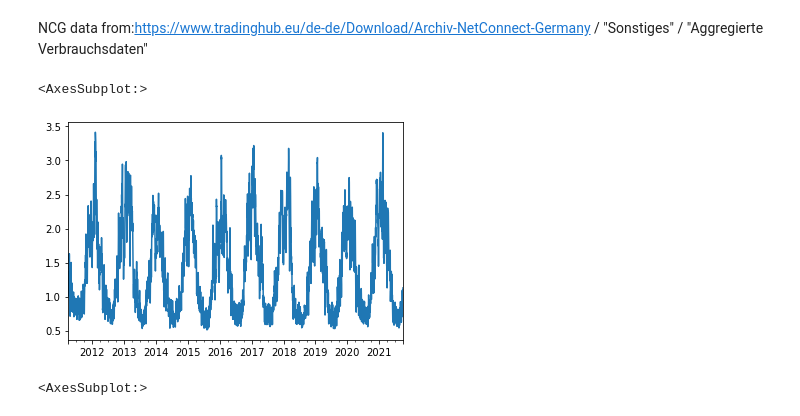
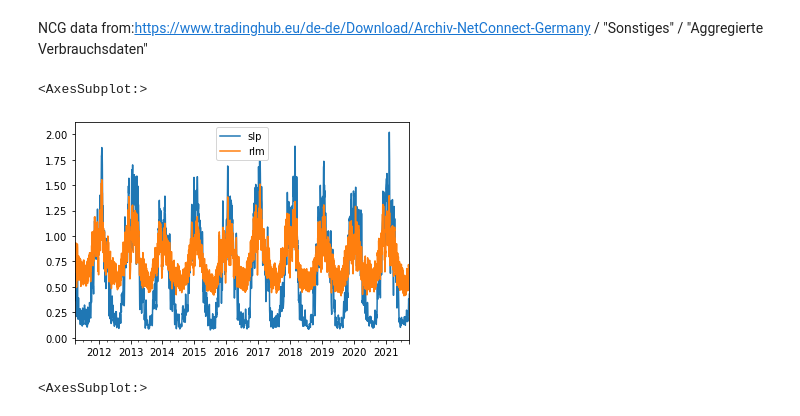
Before and after one commit to oruhnau/energy_demand, a Jupyter notebook: top_down/preprocessing.ipynb, the cells around one changed output. Saved outputs shown, nothing was run; the diff lists cells and outputs as text; code cells hidden in the pictures.

```diff
--- a/top_down/preprocessing.ipynb
+++ b/top_down/preprocessing.ipynb
@@ -69,8 +80,3 @@ ncg.drop(list(ncg.filter(like='Unit', axis=1).columns), axis=1, inplace=True)
 
 #from kWh to TWh
 ncg = ncg / (10**9)
-# %%
-ncg.sum(1).plot()
-# %% [output]
-<AxesSubplot:>
-[figure, removed]
@@ -83,2 +83,7 @@ def sum_consumptions(df):
+# %%
+sum_consumptions(ncg).plot()
+# %% [output]
+<AxesSubplot:>
+[figure, added]
 # %%
 the = pd.concat([
```
Also changed, not shown: parts of 10 cells of this notebook, 1 other file.
